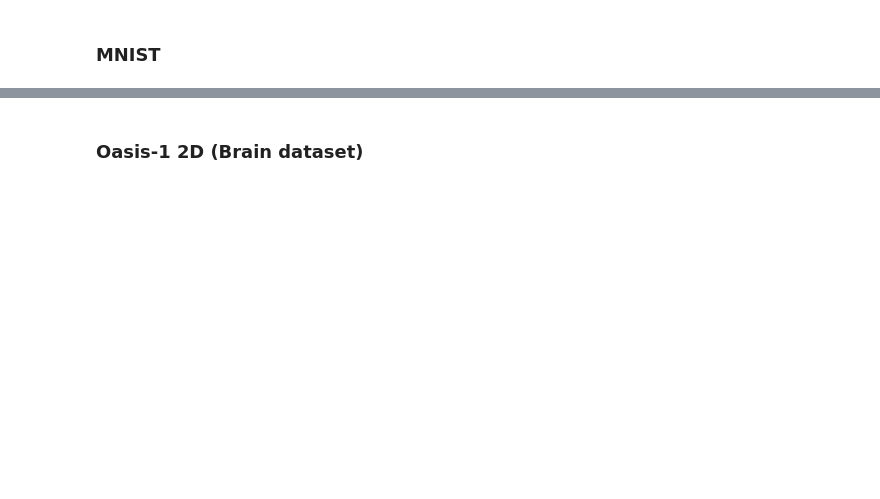
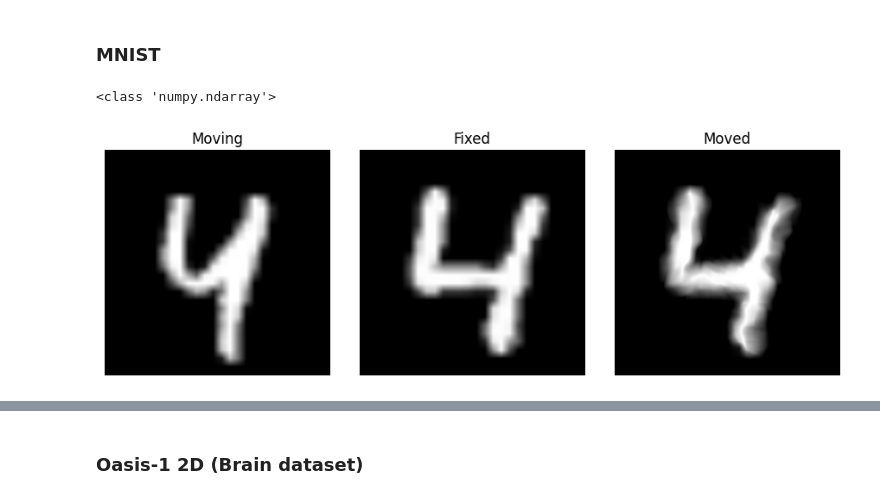
Before and after one commit to matt-kh/synthmorph-torch, a Jupyter notebook: synthmorph_demo.ipynb, the cells around one changed output, grey strips where cells are left out. Saved outputs shown, nothing was run; the diff lists cells and outputs as text; code cells hidden in the pictures; blank space fills up the shorter version.

```diff
--- a/synthmorph_demo.ipynb
+++ b/synthmorph_demo.ipynb
@@ -85,14 +82,19 @@ dataloader = DataLoader(
 # %% [markdown]
 ## Model Training
 # %%
+# You can generate the Torch version of the original author's weights from tf2torch.ipynb
+# State_dict weights for the registration model, different from PL checkpoint
+reg_weights = Path(".") / "torch_weights.pth"   # 'None' for no weight loading
 # Fresh model
 in_shape = (256,) * 2
 unet_enc_nf = [256] * 4
 unet_dec_nf = [256] * 8
-model = new.SynthMorph(
+model = models.SynthMorph(
     vol_size=in_shape,
     num_labels=train_data.num_labels,
     enc_nf=unet_enc_nf,
     dec_nf=unet_dec_nf,
     lmd=1,
+    reg_weights=reg_weights
 )
+n_param = utils.torch_model_parameters(model.reg_model)
@@ -138,17 +182,3 @@ model = new.SynthMorph(
-# %%
-# Model from best checkpoint
-checkpoint_path = './lightning_logs/version_64/checkpoints/epoch=4999-step=200000.ckpt'
-in_shape = (256,) * 2
-unet_enc_nf = [256] * 4
-unet_dec_nf = [256] * 8
-model = model.load_from_checkpoint(
-    checkpoint_path,
-    vol_size=in_shape,
-    num_labels=16,
-    enc_nf=unet_enc_nf,
-    dec_nf=unet_dec_nf,
-    lmd=1,
-)
 # %%
 model = model.cuda()   # temporary fix
 model = model.eval()
@@ -168,17 +198,22 @@ for label in unique_labels:
 # %%
 # Example prediction
 in_shape = (256,) * 2
-digit = 0
+digit = 4
 indices = label_indices_dict[digit]
-ori_moving = images[indices[342]]
-ori_fixed = images[indices[233]]
-moving = conform(x=ori_moving, in_shape=in_shape)
-fixed = conform(x=ori_fixed, in_shape=in_shape)
+ori_moving = images[indices[6]]
+ori_fixed = images[indices[9]]
+moving = dm.conform(x=ori_moving, in_shape=in_shape, device=device)
+fixed = dm.conform(x=ori_fixed, in_shape=in_shape, device=device)
 moved, warp = model.predict_step(moving, fixed)
-moved, warp = post_predict(moved), post_predict(warp)
+moved, warp = dm.post_predict(moved), dm.post_predict(warp)
+moving, fixed = moving.detach().cpu().numpy(), fixed.detach().cpu().numpy()
 moving, fixed = np.squeeze(moving), np.squeeze(fixed)
 # %%
 movement_plot = [moving, fixed, moved]
+print(type(moved))
 movement_headers = ['Moving', 'Fixed', 'Moved']
-plot_array_row(movement_plot, movement_headers, cmap='gray')
+utils.plot_array_row(movement_plot, movement_headers, cmap='gray')
+# %% [output]
+<class 'numpy.ndarray'>
+[figure, added]
 # %%
```
Also changed, not shown: parts of 30 cells of this notebook, 1 other file.
